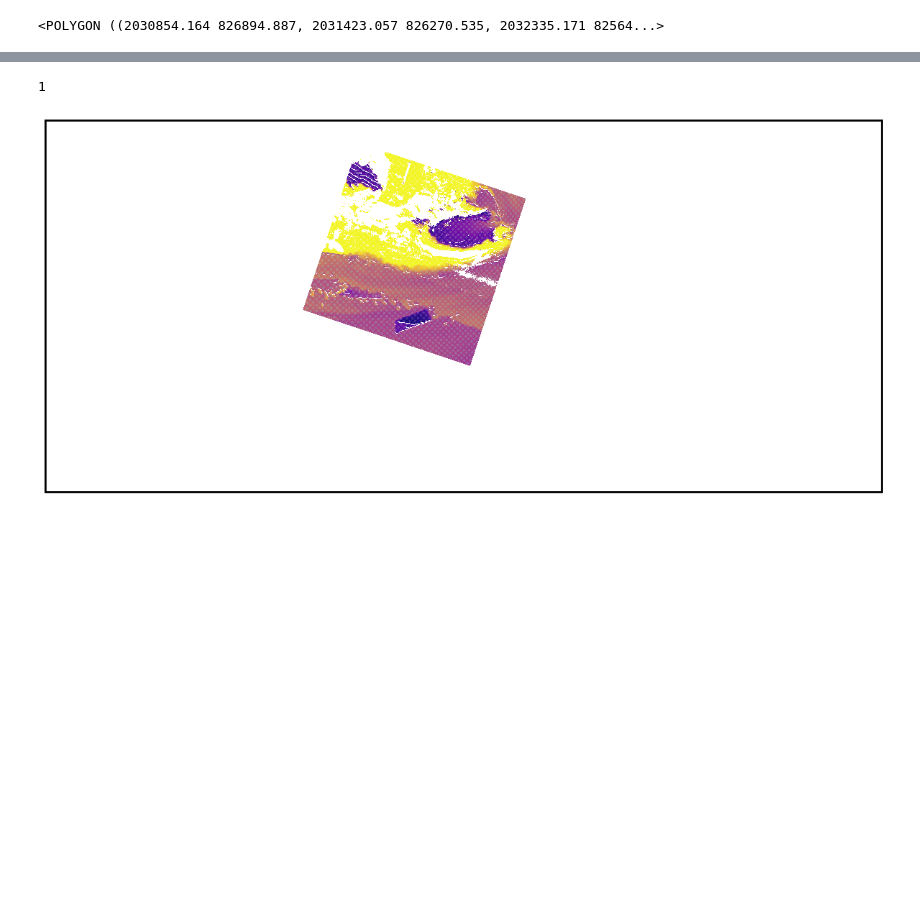
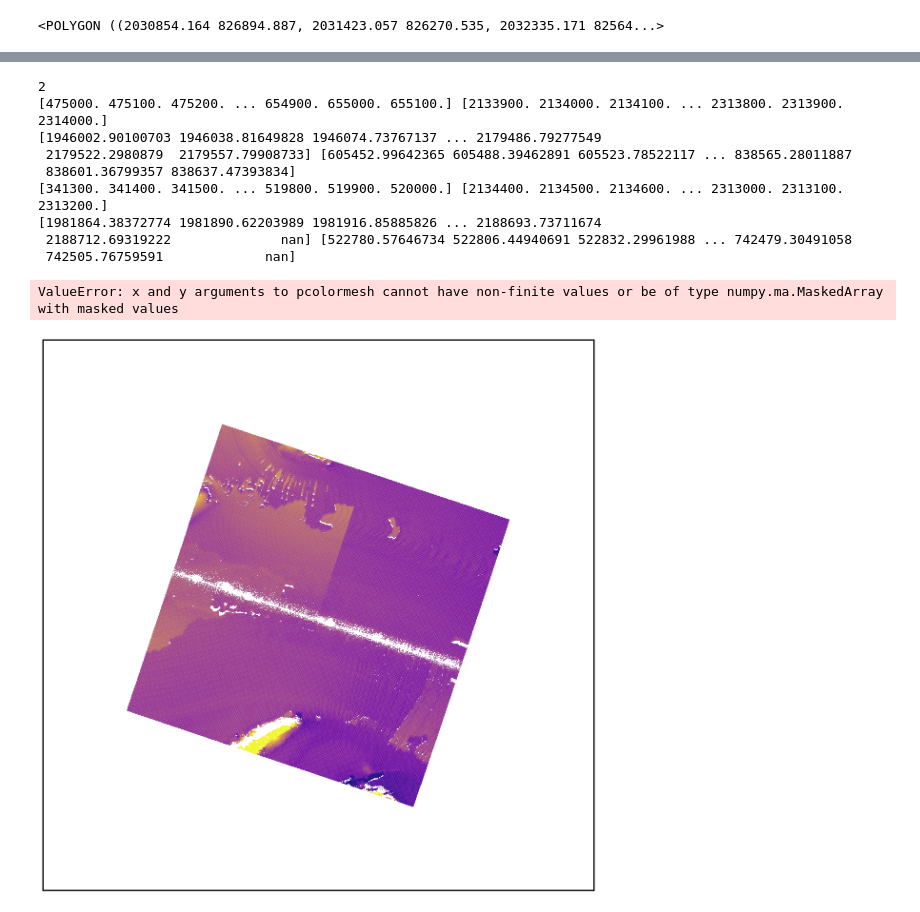
Before and after one commit to zsk4/harmonic-analysis, a Jupyter notebook: notebooks/SWOT_HA.ipynb, the cells around one changed output, grey strips where cells are left out. Drawn from its saved outputs; the diff is of its cells as text; code cells hidden in the pictures; blank space fills up the shorter version.

Commit message:
feat: HA on SWOT for vaild pixels

```diff
--- a/notebooks/SWOT_HA.ipynb
+++ b/notebooks/SWOT_HA.ipynb
@@ -326,7 +327,7 @@ for f in rasters:
 rasters = [val[0] for val in latest.values()]
 
 # Only keep rasters based on track number, etc.
-swot_rasters = [f for f in rasters if ("_299_014F" in f.name)]
+swot_rasters = [f for f in rasters if ("_271_014F" in f.name)]
 # Sort by granule number, then cycle number
 swot_rasters.sort(
     key=lambda f: (
@@ -399,8 +394,8 @@ for raster in swot_rasters[:]:
     X_utm, Y_utm = np.meshgrid(x, y)
     X, Y = transformer.transform(X_utm, Y_utm)
 
-    ds["x_ps71"] = (("y", "x"), X)
-    ds["y_ps71"] = (("y", "x"), Y)
+    ds["x_ps71"] = (("y", "x"), X.copy())
+    ds["y_ps71"] = (("y", "x"), Y.copy())
 
     points = np.empty((X.size, 2), dtype=X.dtype)
     print(points.shape, mean_date, raster_time, direction, timesteps)
@@ -413,10 +408,9 @@ for raster in swot_rasters[:]:
         vx = vx_interp(points).reshape(X.shape)
         vy = vy_interp(points).reshape(Y.shape)
 
-        X += direction * vx * multiplier
-        Y += direction * vy * multiplier
-
-        # print(X)
+        valid = np.isfinite(vx) & np.isfinite(vy)
+        X[valid] += direction * vx[valid] * multiplier
+        Y[valid] += direction * vy[valid] * multiplier
 
     ds["x_adv"] = (("y", "x"), X)
     ds["y_adv"] = (("y", "x"), Y)
@@ -447,7 +435,9 @@ rasters = list(Path(data_dir).rglob("SWOT_L2_HR_Raster*_adv.nc"))
 print(f"Found {len(rasters)} rasters")
 
 # Only keep rasters based on track number, etc.
-swot_rasters_adv = [f for f in rasters if ("_299_014" in f.name)]
+swot_rasters_adv = [
+    f for f in rasters if ("_271_014" in f.name or "_299_014" in f.name)
+]
 # Sort by granule number, then cycle number
 swot_rasters_adv.sort(
     key=lambda f: (
@@ -499,12 +488,13 @@ bbox = [1673000, 590000, 2280000, 860000]  # Amery + some
 # plot_RINGS_shapefile(records_list=records_full, shapes_list=shapes_full, field_names_list=field_names_full, ax=ax, colors=['white','None'],
 #                    transform=ps71_projection, fill=False, zorder=2, linewidth=1)
 
-test_plot = [r for r in swot_rasters_adv[:1]]
+test_plot = [r for r in swot_rasters_adv[:2]]
 print(len(test_plot))
 for raster in test_plot:
     ds = xr.open_mfdataset(
         raster, combine="nested", concat_dim="num_lines", decode_times=False
     )
+
     wse = ds[to_plot].isel(num_lines=0)
     utm = ccrs.UTM(zone=ds.utm_zone_num, southern_hemisphere=True)
     x = ds.x.values
@@ -512,40 +502,53 @@ for raster in test_plot:
 
     X_adv = ds["x_adv"].isel(num_lines=0)
     Y_adv = ds["y_adv"].isel(num_lines=0)
+    print(np.unique(x), np.unique(y))
+    print(np.unique(X_adv), np.unique(Y_adv))
+    # Set nan to a value outside the range for better visualization
     mesh_adv = ax.pcolormesh(
         X_adv,
         Y_adv,
         wse.values,
         transform=ps71_projection,
         cmap="viridis",
         shading="auto",
         vmin=vmin,
         vmax=vmax,
         alpha=0.6,
     )
 
     X = ds["x_ps71"].isel(num_lines=0)
     Y = ds["y_ps71"].isel(num_lines=0)
     mesh = ax.pcolormesh(
         X,
         Y,
         wse.values,
         transform=ps71_projection,
         cmap="plasma",
         shading="auto",
         vmin=vmin,
         vmax=vmax,
         alpha=0.6,
     )
 
+    ds.close()
 
 ax.set_xlim(bbox[0], bbox[2])
 ax.set_ylim(bbox[1], bbox[3])
 fig.patch.set_alpha(0.0)
 plt.draw()
 # %% [output]
-1
+2
+[475000. 475100. 475200. ... 654900. 655000. 655100.] [2133900. 2134000. 2134100. ... 2313800. 2313900. 2314000.]
+[1946002.90100703 1946038.81649828 1946074.73767137 ... 2179486.79277549
+ 2179522.2980879  2179557.79908733] [605452.99642365 605488.39462891 605523.78522117 ... 838565.28011887
+ 838601.36799357 838637.47393834]
+[341300. 341400. 341500. ... 519800. 519900. 520000.] [2134400. 2134500. 2134600. ... 2313000. 2313100. 2313200.]
+[1981864.38372774 1981890.62203989 1981916.85885826 ... 2188693.73711674
+ 2188712.69319222              nan] [522780.57646734 522806.44940691 522832.29961988 ... 742479.30491058
+ 742505.76759591             nan]
+ValueError: x and y arguments to pcolormesh cannot have non-finite values or be of type numpy.ma.MaskedArray with masked values
-[figure, old version]
+[figure, new version]
 # %%
 # Pick primary raster to use as points for computation.
 # Find points on any other raster closest to primary raster points, with max dist max_dist m
```
Also changed, not shown: parts of 29 cells of this notebook, 1 other file.
